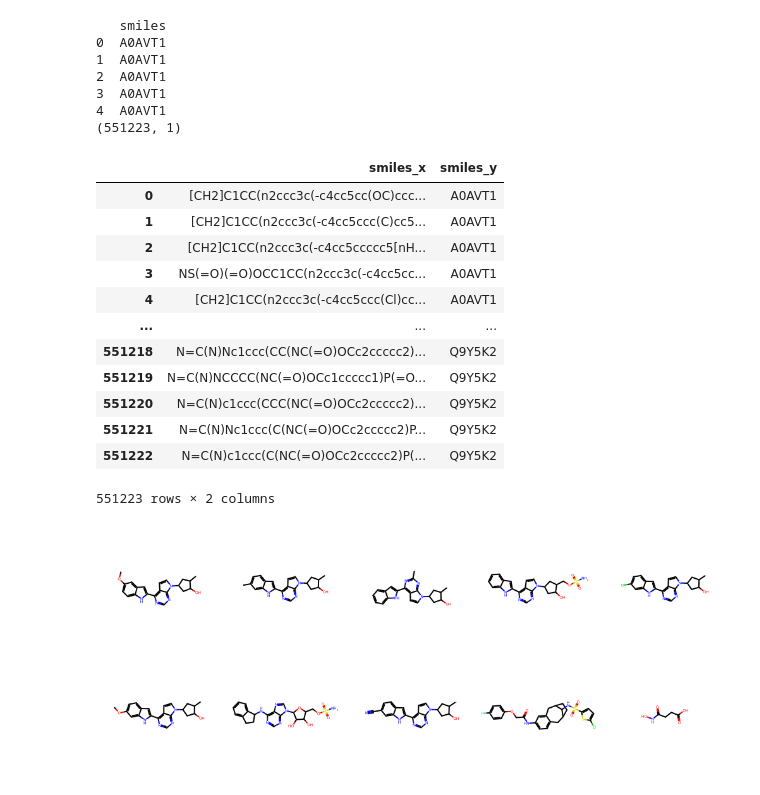
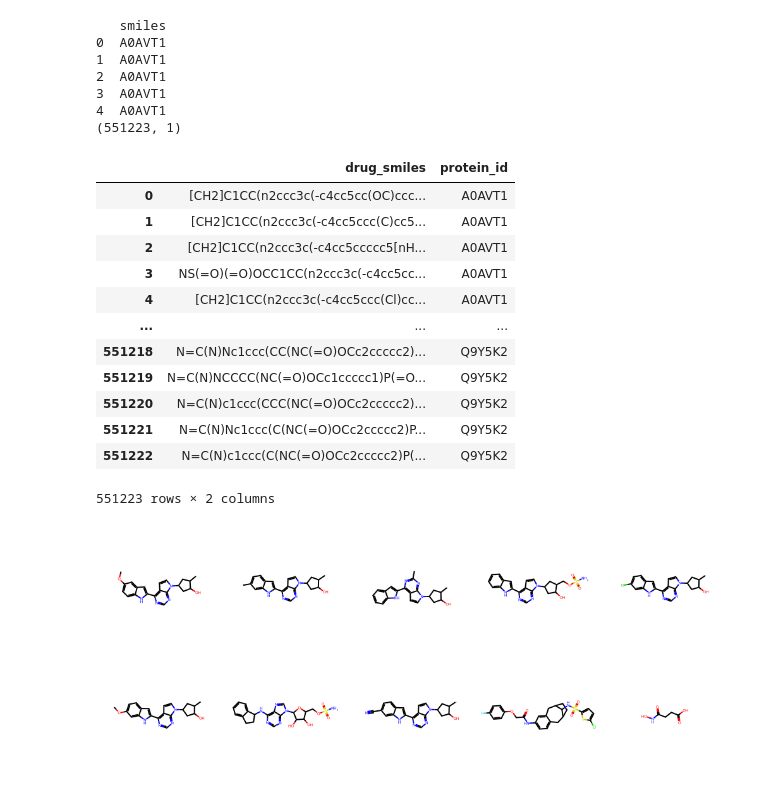
Before and after one commit to chusanapunn/TargetGAN_play, a Jupyter notebook: playground_targetGan.ipynb, the cells around one changed output. Saved outputs shown, nothing was run; the diff lists cells and outputs as text; code cells hidden in the pictures.

```diff
--- a/playground_targetGan.ipynb
+++ b/playground_targetGan.ipynb
@@ -31,10 +39,12 @@ print(df_protein.shape)
 4  A0AVT1
 (551223, 1)
 # %%
-df_testmerge = pd.merge(df_drugsmiles,df_protein, left_index=True, right_index=True)
-df_testmerge
+df_all = pd.merge(df_drugsmiles,df_protein, left_index=True, right_index=True)
+df_all = df_all.rename(columns={'smiles_x': 'drug_smiles', 'smiles_y': 'protein_id'})
+
+df_all
 # %% [output]
-|  | smiles_x | smiles_y |
+|  | drug_smiles | protein_id |
 | 0 | [CH2]C1CC(n2ccc3c(-c4cc5cc(OC)ccc... | A0AVT1 |
 | 1 | [CH2]C1CC(n2ccc3c(-c4cc5ccc(C)cc5... | A0AVT1 |
 | 2 | [CH2]C1CC(n2ccc3c(-c4cc5ccccc5[nH... | A0AVT1 |
```
Also changed, not shown: parts of 30 cells of this notebook, 1 other file.
